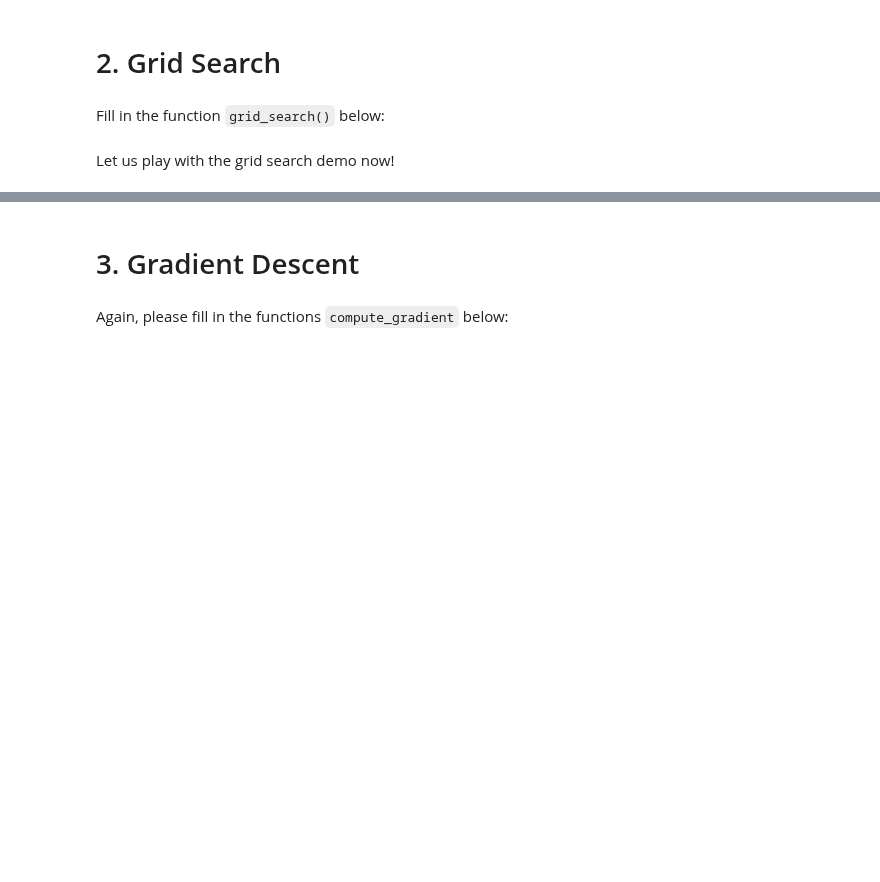
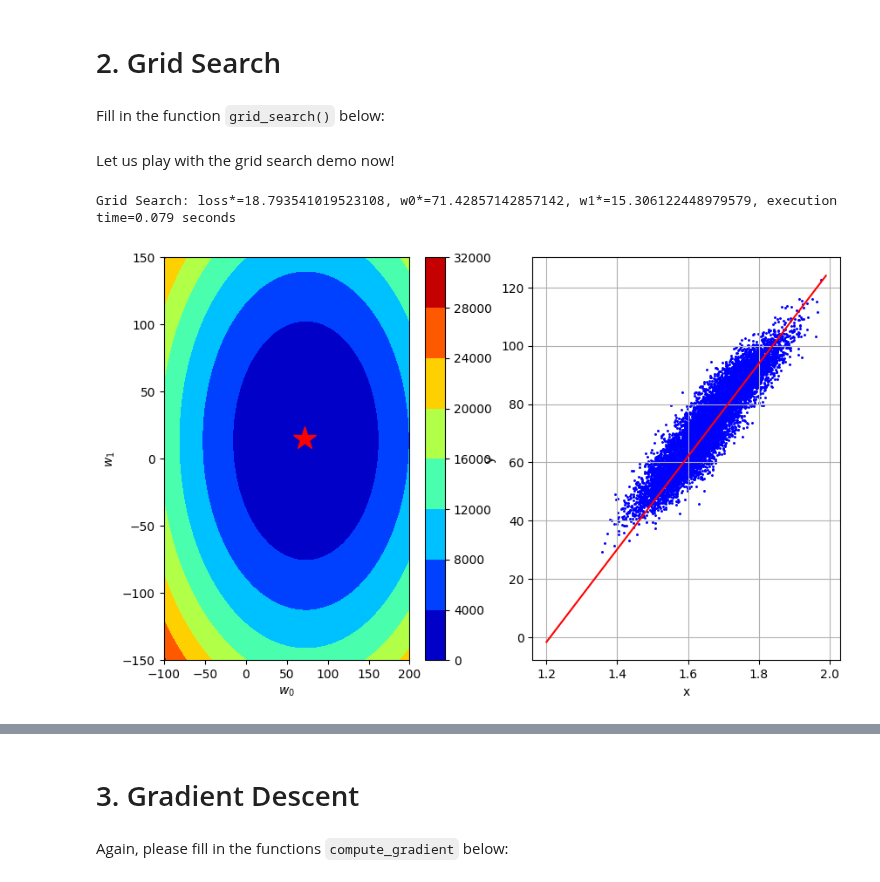
Before and after one commit to glueckf/CS_433_Machine_Learning, a Jupyter notebook: labs/ex02/template/ex02.ipynb, the cells around one changed output, grey strips where cells are left out. Saved outputs shown, nothing was run; the diff lists cells and outputs as text; code cells hidden in the pictures; blank space fills up the shorter version.

```diff
--- a/labs/ex02/template/ex02.ipynb
+++ b/labs/ex02/template/ex02.ipynb
@@ -28,17 +48,31 @@ Fill in the `compute_loss` function below:
 # %%
-def compute_loss(y, tx, w):
+def compute_loss(y, tx, w, loss_type="mse"):
     """Calculate the loss using either MSE or MAE.
 
     Args:
         y: numpy array of shape=(N, )
         tx: numpy array of shape=(N,2)
         w: numpy array of shape=(2,). The vector of model parameters.
+        loss_type: "mse" (equation (2), with the 1/2 factor) or "mae".
 
     Returns:
         the value of the loss (a scalar), corresponding to the input parameters w.
     """
     # ***************************************************
-    # INSERT YOUR CODE HERE
-    # TODO: compute loss by MSE
+    # Compute the predictions
+    pred = tx @ w
+    # Compute the errors
+    errors = y - pred
+    if loss_type == "mse":
+        # MSE as in eq. (2): 1/(2N) * sum(e_n^2) = 1/(2N) * e.T @ e
+        loss = errors.dot(errors) / (2 * len(errors))
+    elif loss_type == "mae":
+        # Mean absolute error: 1/N * sum(|e_n|)
+        loss = np.mean(np.abs(errors))
+    else:
+        raise ValueError("Invalid loss_type. Choose either 'mse' or 'mae'.")
     # ***************************************************
-    raise NotImplementedError
+    return loss
+
+
+compute_loss(y, tx, np.array([1, 2]))
@@ -67,35 +118,41 @@ def grid_search(y, tx, grid_w0, grid_w1):
     # ***************************************************
     # INSERT YOUR CODE HERE
     # TODO: compute loss for each combination of w0 and w1.
+    for i, w0 in enumerate(grid_w0):
+        for j, w1 in enumerate(grid_w1):
+            w = np.array([w0, w1])
+            losses[i, j] = compute_loss(y, tx, w)
     # ***************************************************
-    raise NotImplementedError
     return losses
 # %% [markdown]
 Let us play with the grid search demo now!
 # %%
 from grid_search import generate_w, get_best_parameters
 from plots import grid_visualization
 
 # Generate the grid of parameters to be swept
-grid_w0, grid_w1 = generate_w(num_intervals=10)
+grid_w0, grid_w1 = generate_w(num_intervals=50)
 
 # Start the grid search
 start_time = datetime.datetime.now()
 grid_losses = grid_search(y, tx, grid_w0, grid_w1)
 
 # Select the best combinaison
 loss_star, w0_star, w1_star = get_best_parameters(grid_w0, grid_w1, grid_losses)
 end_time = datetime.datetime.now()
 execution_time = (end_time - start_time).total_seconds()
 
 # Print the results
 print(
     "Grid Search: loss*={l}, w0*={w0}, w1*={w1}, execution time={t:.3f} seconds".format(
         l=loss_star, w0=w0_star, w1=w1_star, t=execution_time
     )
 )
 
 # Plot the results
 fig = grid_visualization(grid_losses, grid_w0, grid_w1, mean_x, std_x, height, weight)
 fig.set_size_inches(10.0, 6.0)
 fig.savefig("grid_plot")  # Optional saving
+# %% [output]
+Grid Search: loss*=18.793541019523108, w0*=71.42857142857142, w1*=15.306122448979579, execution time=0.079 seconds
+[figure, added]
```
Also changed, not shown: parts of 59 cells of this notebook, 5 other files.
